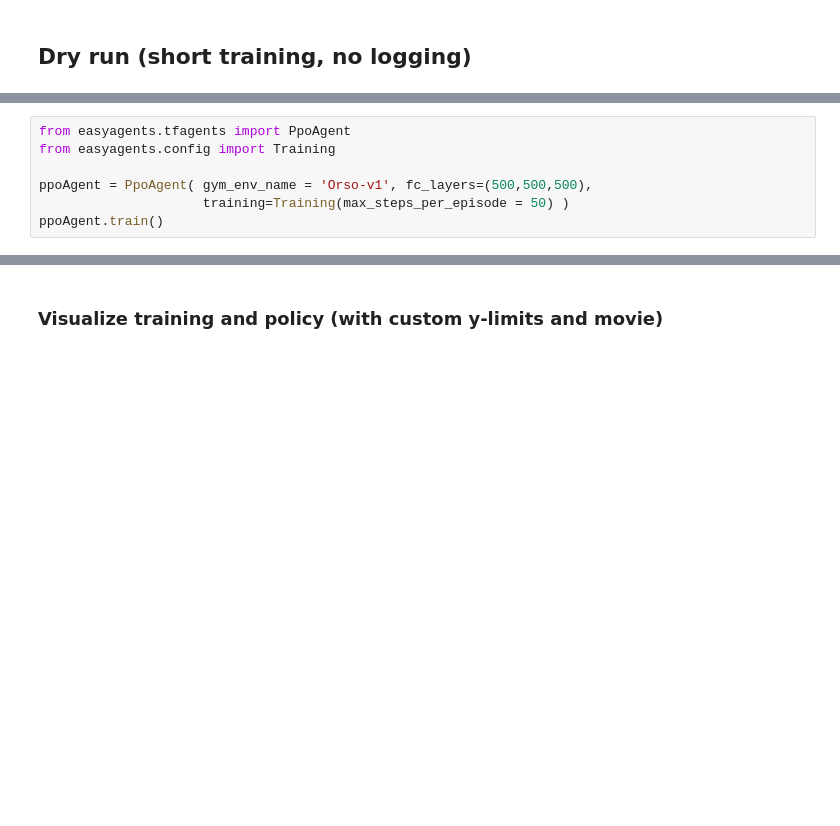
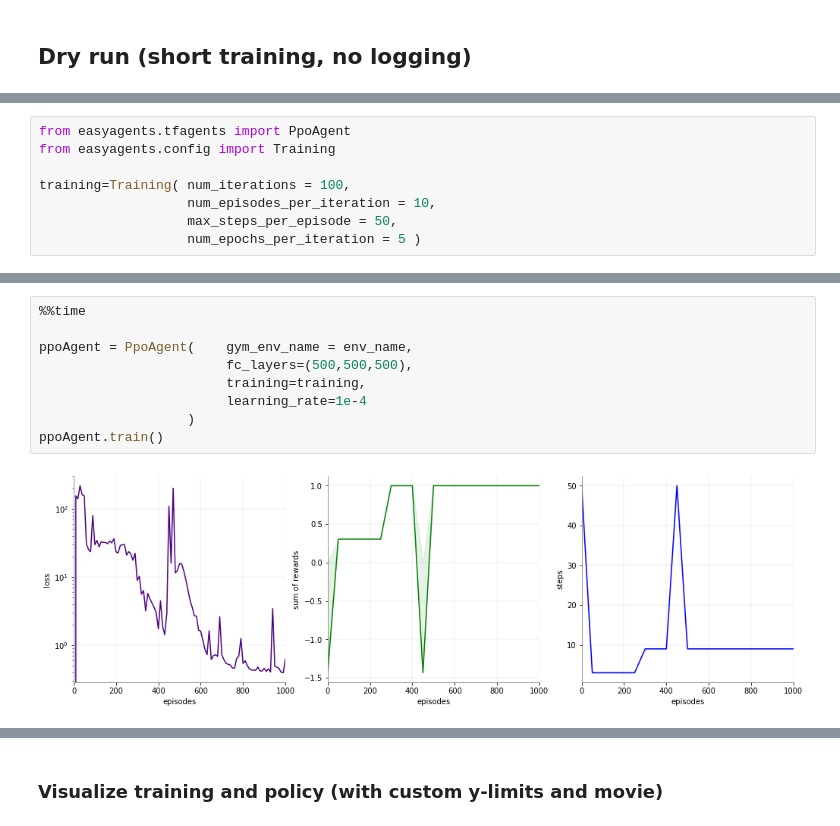
Before and after one commit to DJCordhose/ml-workshop, a Jupyter notebook: notebooks/rl/line.ipynb, the cells around one changed output, grey strips where cells are left out. Cells and saved outputs as stored; diff of their text form; blank space fills up the shorter version.

```diff
--- a/notebooks/rl/line.ipynb
+++ b/notebooks/rl/line.ipynb
@@ -685,6 +232,7 @@ ppoAgent.train()
 from easyagents.tfagents import PpoAgent
 from easyagents.config import Training
 
-ppoAgent = PpoAgent( gym_env_name = 'Orso-v1', fc_layers=(500,500,500),
-                     training=Training(max_steps_per_episode = 50) )
-ppoAgent.train()
+training=Training( num_iterations = 100,
+                   num_episodes_per_iteration = 10,
+                   max_steps_per_episode = 50,
+                   num_epochs_per_iteration = 5 )
@@ -692,0 +239,11 @@ ppoAgent.train()
+# %%
+%%time
+
+ppoAgent = PpoAgent(    gym_env_name = env_name,
+                        fc_layers=(500,500,500),
+                        training=training,
+                        learning_rate=1e-4
+                   )
+ppoAgent.train()
+# %% [output]
+[figure, added]
```
Also changed, not shown: parts of 56 cells of this notebook.
